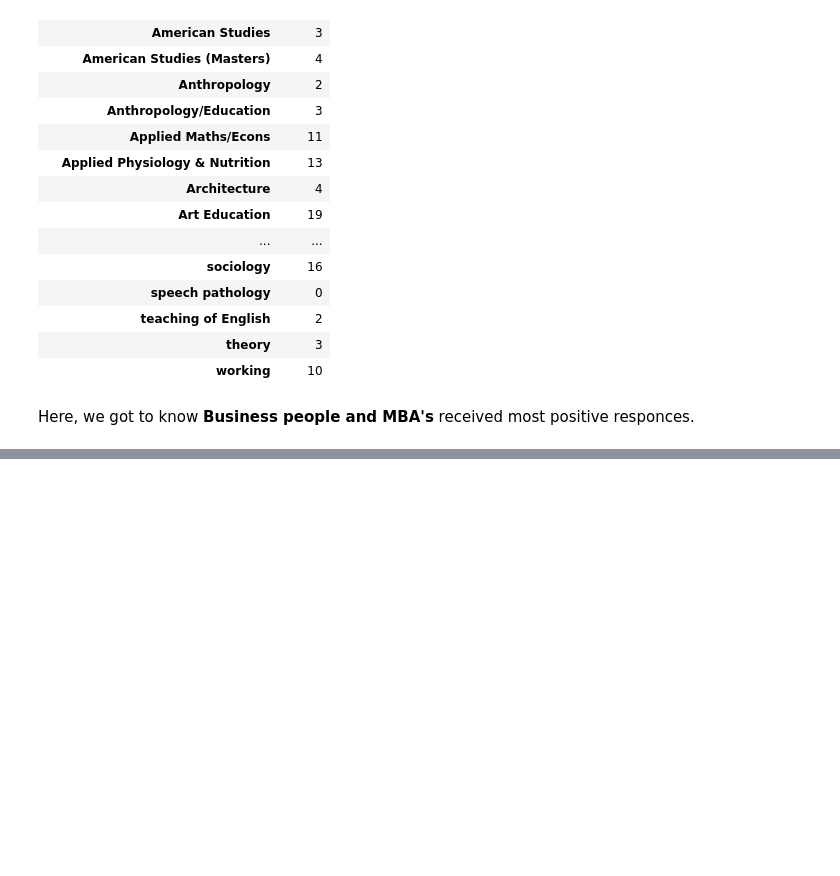
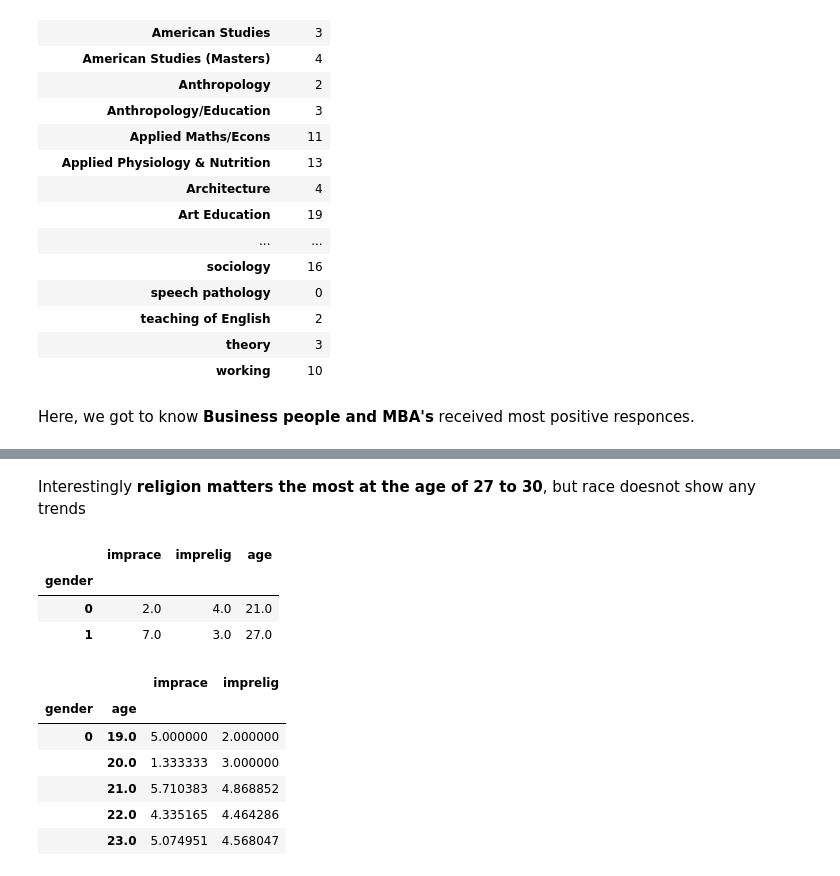
Before and after one commit to erjpsingh/dateyourmate, a Jupyter notebook: dateyourmate.ipynb, the cells around one changed output, grey strips where cells are left out. Cells and saved outputs as stored; diff of their text form; code cells hidden in the pictures; blank space fills up the shorter version.

```diff
--- a/dateyourmate.ipynb
+++ b/dateyourmate.ipynb
@@ -269,0 +321,9 @@ Here, we got to know <b>Business people and MBA's</b>  received most positive re
+# %% [markdown]
+Interestingly <b>religion matters the most at the age of 27 to 30</b>, but race doesnot show any trends
+# %%
+df_new.groupby(['gender']).first()
+# %% [output]
+|  | imprace | imprelig | age |
+| gender |  |  |  |
+| 0 | 2.0 | 4.0 | 21.0 |
+| 1 | 7.0 | 3.0 | 27.0 |
@@ -269,0 +332,10 @@ Here, we got to know <b>Business people and MBA's</b>  received most positive re
+# %%
+df_new.head()
+# %% [output]
+|  |  | imprace | imprelig |
+| gender | age |  |  |
+| 0 | 19.0 | 5.000000 | 2.000000 |
+|  | 20.0 | 1.333333 | 3.000000 |
+|  | 21.0 | 5.710383 | 4.868852 |
+|  | 22.0 | 4.335165 | 4.464286 |
+|  | 23.0 | 5.074951 | 4.568047 |
```
Also changed, not shown: parts of 21 cells of this notebook.
